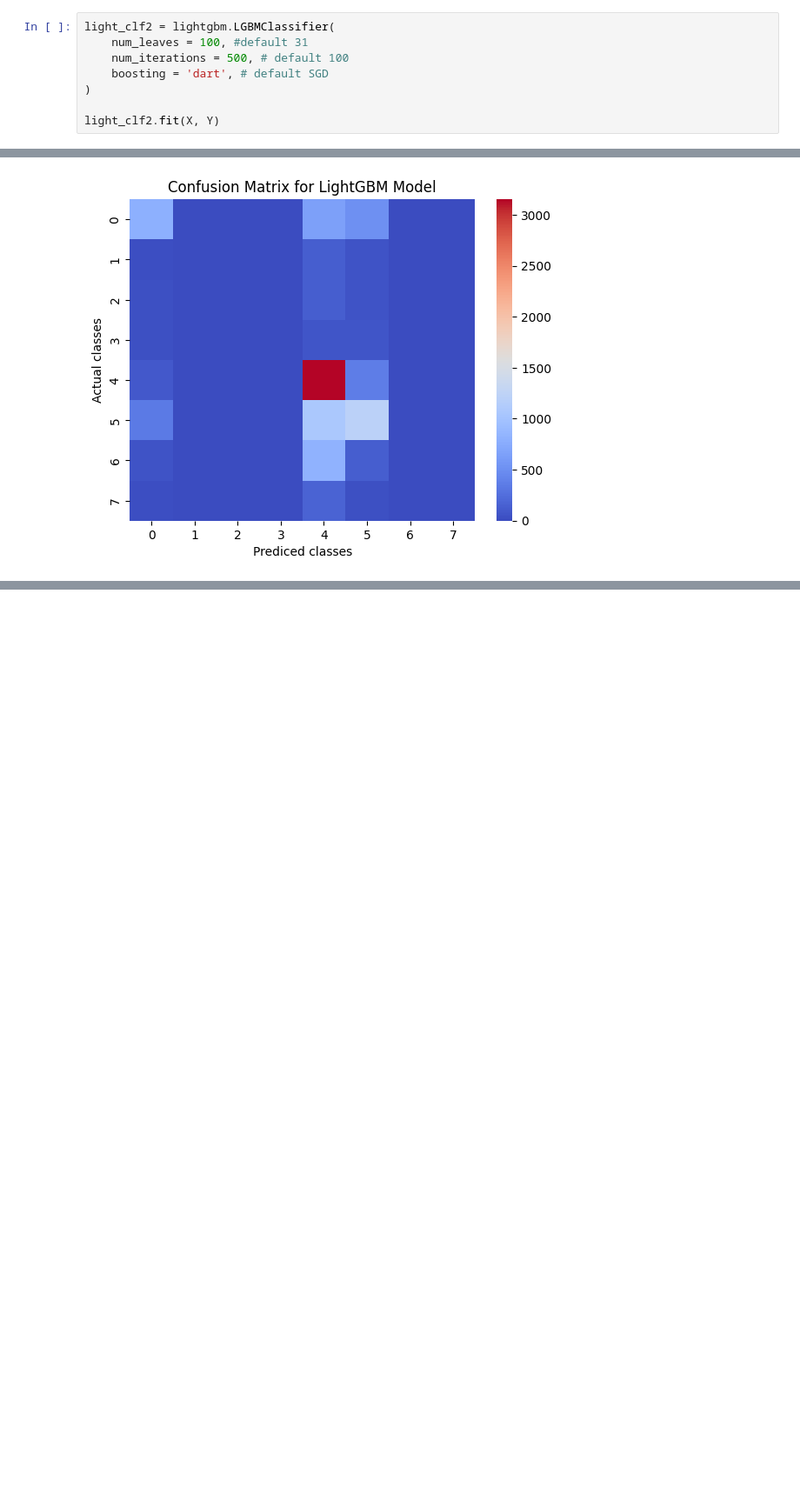
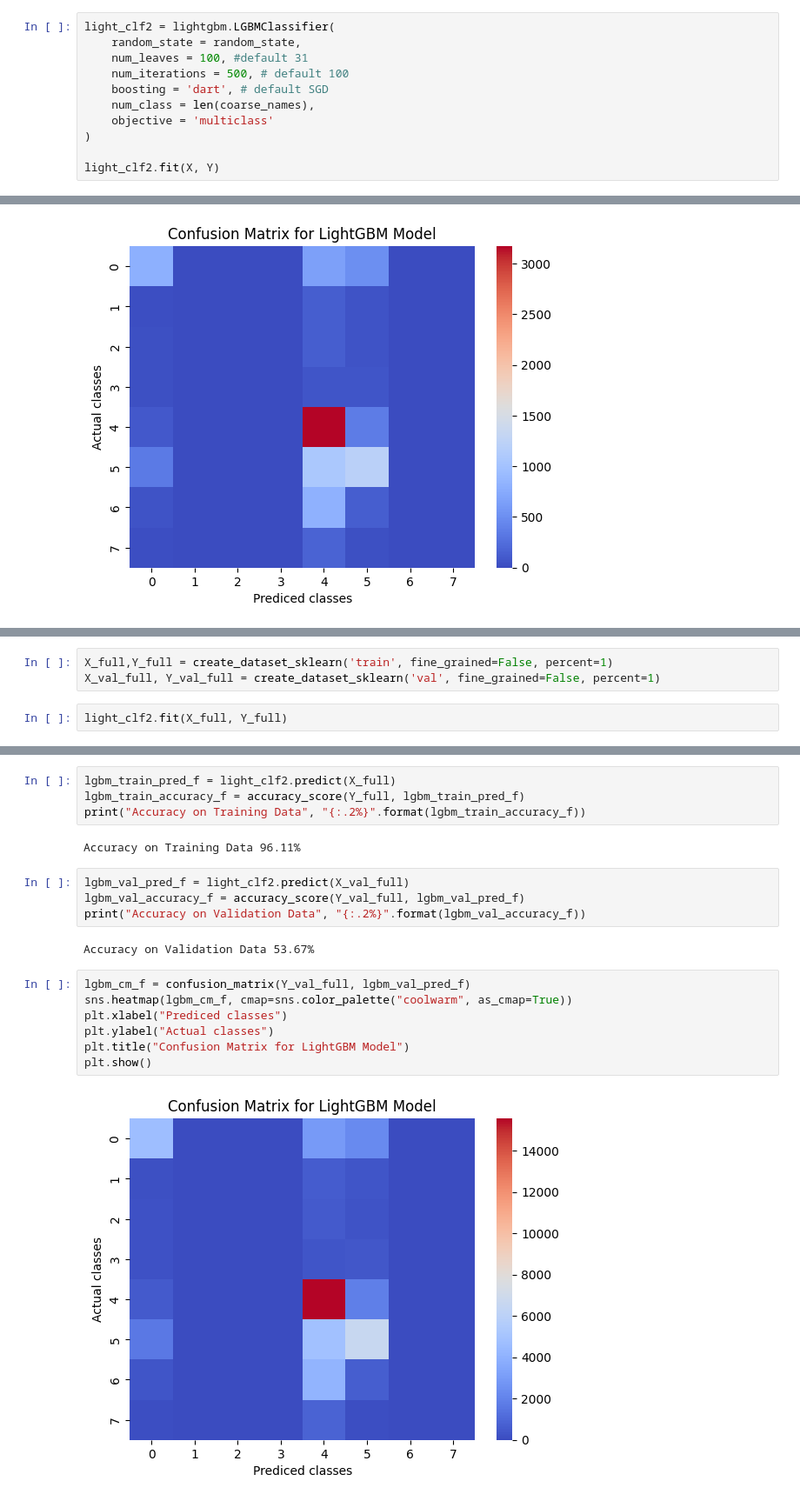
Before and after one commit to melbreaker/LivingThingClassification, a Jupyter notebook: 47369833_major_project.ipynb, the cells around one changed output, grey strips where cells are left out. Shown at 87% size. Saved outputs shown, nothing was run; the diff lists cells and outputs as text; blank space fills up the shorter version.

Commit message:
train the tuned lightGBM model with a full dataset

```diff
--- a/47369833_major_project.ipynb
+++ b/47369833_major_project.ipynb
@@ -435,9 +435,12 @@ conv_performance
 ## LightGBM
 # %%
 light_clf2 = lightgbm.LGBMClassifier(
+    random_state = random_state,
     num_leaves = 100, #default 31
     num_iterations = 500, # default 100
     boosting = 'dart', # default SGD
+    num_class = len(coarse_names),
+    objective = 'multiclass'
 )
 
 light_clf2.fit(X, Y)
@@ -484,0 +491,5 @@ weighted avg       0.43      0.52      0.45     10000
+# %%
+X_full,Y_full = create_dataset_sklearn('train', fine_grained=False, percent=1)
+X_val_full, Y_val_full = create_dataset_sklearn('val', fine_grained=False, percent=1)
+# %%
+light_clf2.fit(X_full, Y_full)
@@ -484,0 +500,21 @@ weighted avg       0.43      0.52      0.45     10000
+# %%
+lgbm_train_pred_f = light_clf2.predict(X_full)
+lgbm_train_accuracy_f = accuracy_score(Y_full, lgbm_train_pred_f)
+print("Accuracy on Training Data", "{:.2%}".format(lgbm_train_accuracy_f))
+# %% [output]
+Accuracy on Training Data 96.11%
+# %%
+lgbm_val_pred_f = light_clf2.predict(X_val_full)
+lgbm_val_accuracy_f = accuracy_score(Y_val_full, lgbm_val_pred_f)
+print("Accuracy on Validation Data", "{:.2%}".format(lgbm_val_accuracy_f))
+# %% [output]
+Accuracy on Validation Data 53.67%
+# %%
+lgbm_cm_f = confusion_matrix(Y_val_full, lgbm_val_pred_f)
+sns.heatmap(lgbm_cm_f, cmap=sns.color_palette("coolwarm", as_cmap=True))
+plt.xlabel("Prediced classes")
+plt.ylabel("Actual classes")
+plt.title("Confusion Matrix for LightGBM Model")
+plt.show()
+# %% [output]
+[figure, added]
```
Also changed, not shown: parts of 6 cells of this notebook.
